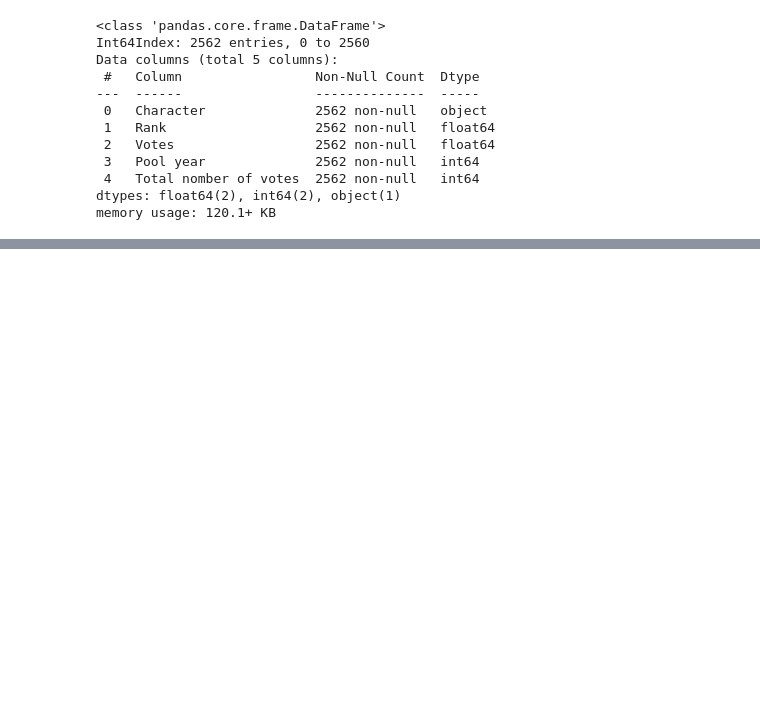
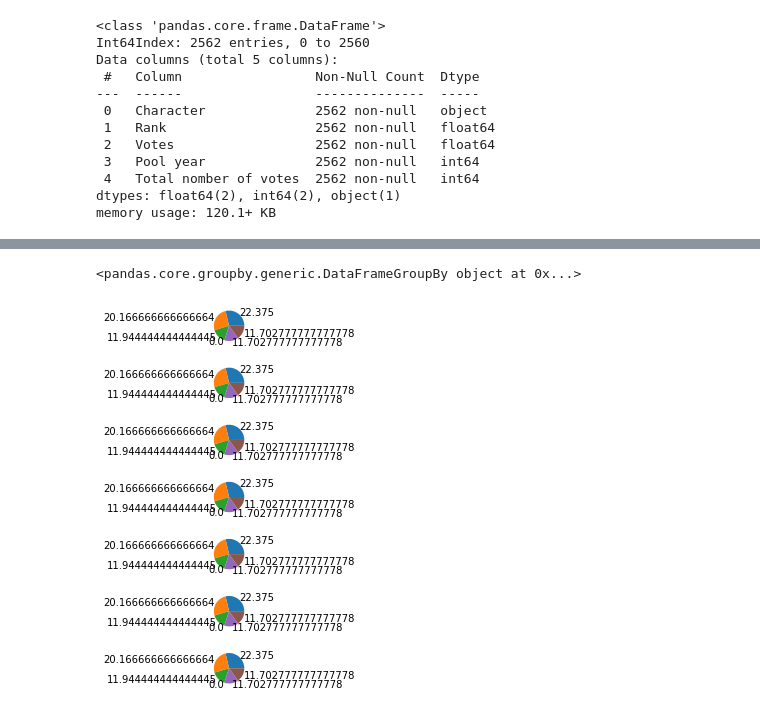
Before and after one commit to Chiheb-Edine-Zoghlemi/ONE_PIECE_DATA_ANALYZE, a Jupyter notebook: Project.ipynb, the cells around one changed output, grey strips where cells are left out. Saved outputs shown, nothing was run; the diff lists cells and outputs as text; code cells hidden in the pictures; blank space fills up the shorter version.

```diff
--- a/Project.ipynb
+++ b/Project.ipynb
@@ -312 +317,19 @@ memory usage: 120.1+ KB
+# %%
+# strawhat data
+# strawhat crew are the main characters  ( luffy and zoro are my favorites <3 )
+strawhat_data = pd.concat([Popularity_data.groupby('Character').get_group(name) for name in ['Monkey D. Luffy','Roronoa Zoro','Sanji','Tony Tony Chopper','Nami','Nami']])
+strawhat_data['percentage_from_total'] =  (strawhat_data['Votes'] / strawhat_data['Total nomber of votes']) * 100
+strawhat_data = strawhat_data.groupby('Pool year')
+# %% [output]
+<pandas.core.groupby.generic.DataFrameGroupBy object at 0x...>
+# %%
+fig, axs = plt.subplots(nrows=7, ncols=1, figsize=(7,7))
+fig.subplots_adjust(hspace=0.5, wspace=0.05)
+
+for row in range(7):
+    fig.add_subplot(axs[row] )
+    plt.pie(strawhat_data.get_group(1999)['percentage_from_total'], labels=strawhat_data.get_group(1999)['percentage_from_total'])
+    plt.axis('off')
+# %% [output]
+[figure, added]
 # %%
```
Also changed, not shown: parts of 10 cells of this notebook, 3 other files.
